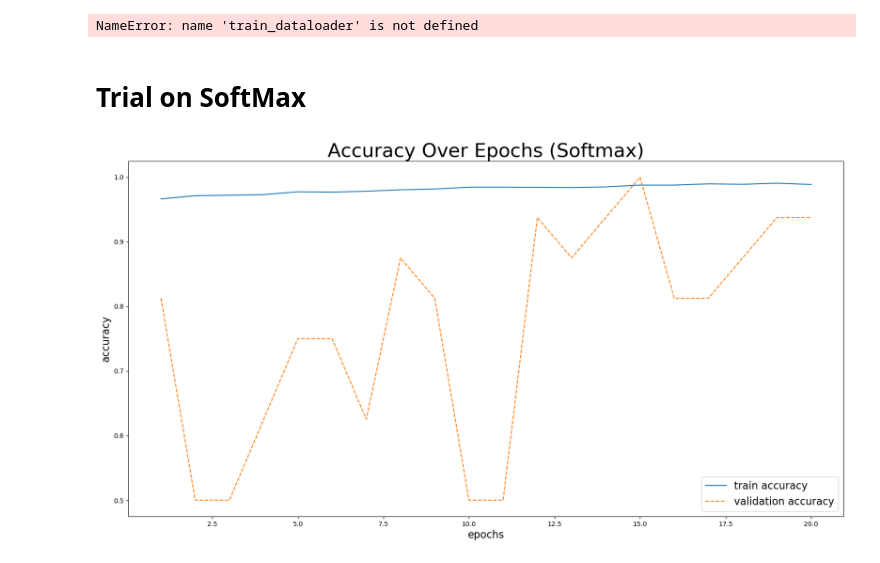
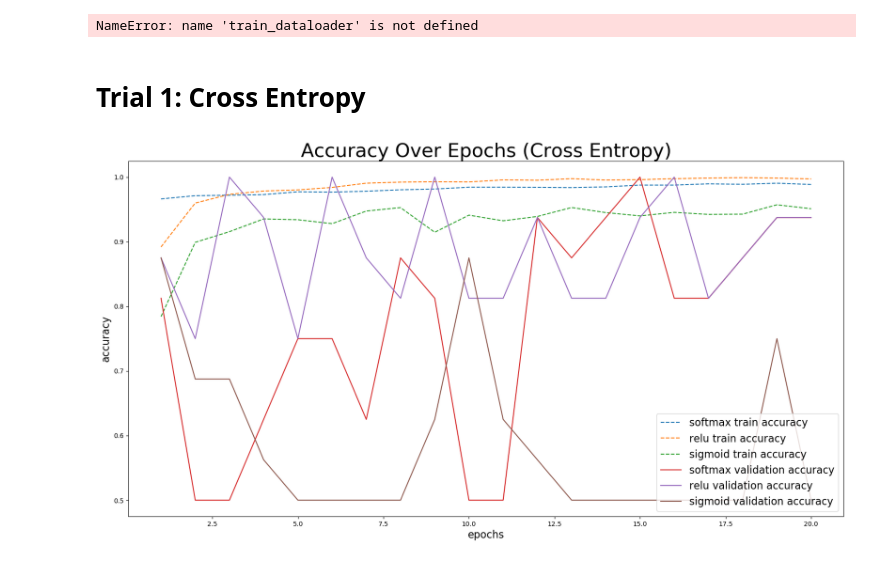
Before and after one commit to mxu2000/cappydoctors-pneumonia-diagnosis, a Jupyter notebook: checkpoint_2.ipynb, the cells around one changed output. Saved outputs shown, nothing was run; the diff lists cells and outputs as text; code cells hidden in the pictures.

```diff
--- a/checkpoint_2.ipynb
+++ b/checkpoint_2.ipynb
@@ -266,7 +266,7 @@ avg_test_acc = running_test_matched.double() / len(test_dataloader.dataset)
 print("Test Loss: {}".format(avg_test_loss))
 print("Test Acc: {}".format(avg_test_acc))
 # %% [markdown]
-# Trial on SoftMax
+# Trial 1: Cross Entropy
 # %%
 # softmax record of updated accuracies & losses
 model = torch.load('./softmaxmodel.PT')
@@ -316,16 +401,23 @@ softmax_output = {'train_acc_output' : [0.9663, 0.9713, 0.9720, 0.9730, 0.9773,
 # %%
-# Plot Accuracy Over Epochs (Softmax)
+# Plot Accuracy Over Epochs
 fig, ax = plt.subplots(nrows=1, ncols=1, figsize=(20,10))
 epochs_array = [i for i in range(1, 21)]
 
-ax.plot(epochs_array, softmax_output['train_acc_output'], label = 'train accuracy', linestyle = 'solid')
-ax.plot(epochs_array, softmax_output['val_acc_output'], label = 'validation accuracy', linestyle = 'dashed')
+# train: solid
+ax.plot(epochs_array, softmax_output['train_acc_output'], label = 'softmax train accuracy', linestyle = 'dashed')
+ax.plot(epochs_array, Relu_output['train_accuracies'], label = 'relu train accuracy', linestyle = 'dashed')
+ax.plot(epochs_array, sigmoid_output['train_accuracies'], label = 'sigmoid train accuracy', linestyle = 'dashed')
+# validation: dashed
+ax.plot(epochs_array, softmax_output['val_acc_output'], label = 'softmax validation accuracy', linestyle = 'solid')
+ax.plot(epochs_array, Relu_output['val_accuracies'], label = 'relu validation accuracy', linestyle = 'solid')
+ax.plot(epochs_array, sigmoid_output['val_accuracies'], label = 'sigmoid validation accuracy', linestyle = 'solid')
 
-ax.set_title('Accuracy Over Epochs (Softmax)', fontsize=30)
+
+ax.set_title('Accuracy Over Epochs (Cross Entropy)', fontsize=30)
 ax.legend(loc="lower right", fontsize=16)
 ax.set_xlabel("epochs", fontsize=16)
 ax.set_ylabel("accuracy", fontsize=16)
 plt.show()
 # %% [output]
-[figure, old version]
+[figure, new version]
 # %%
```
Also changed, not shown: parts of 13 cells of this notebook.
